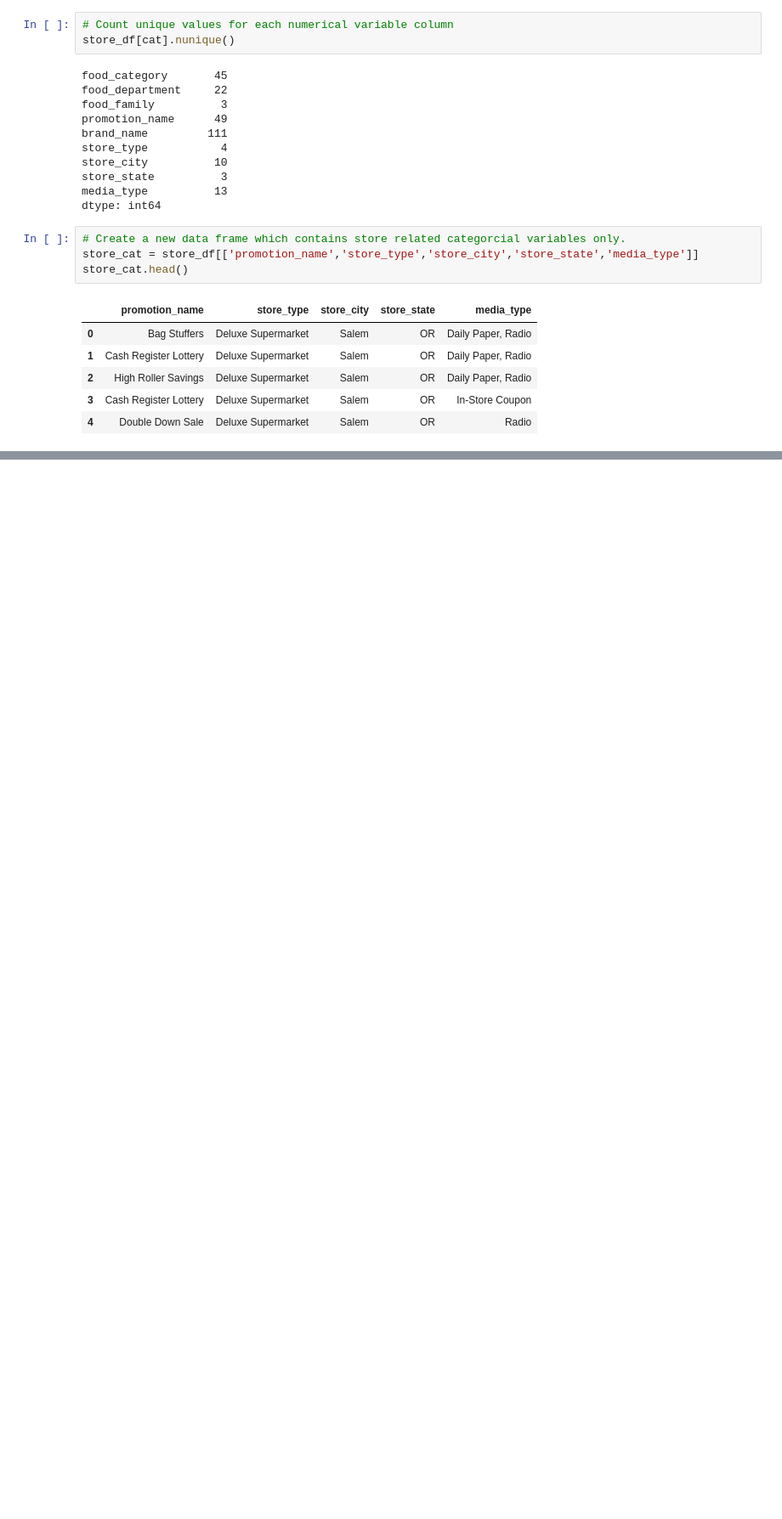
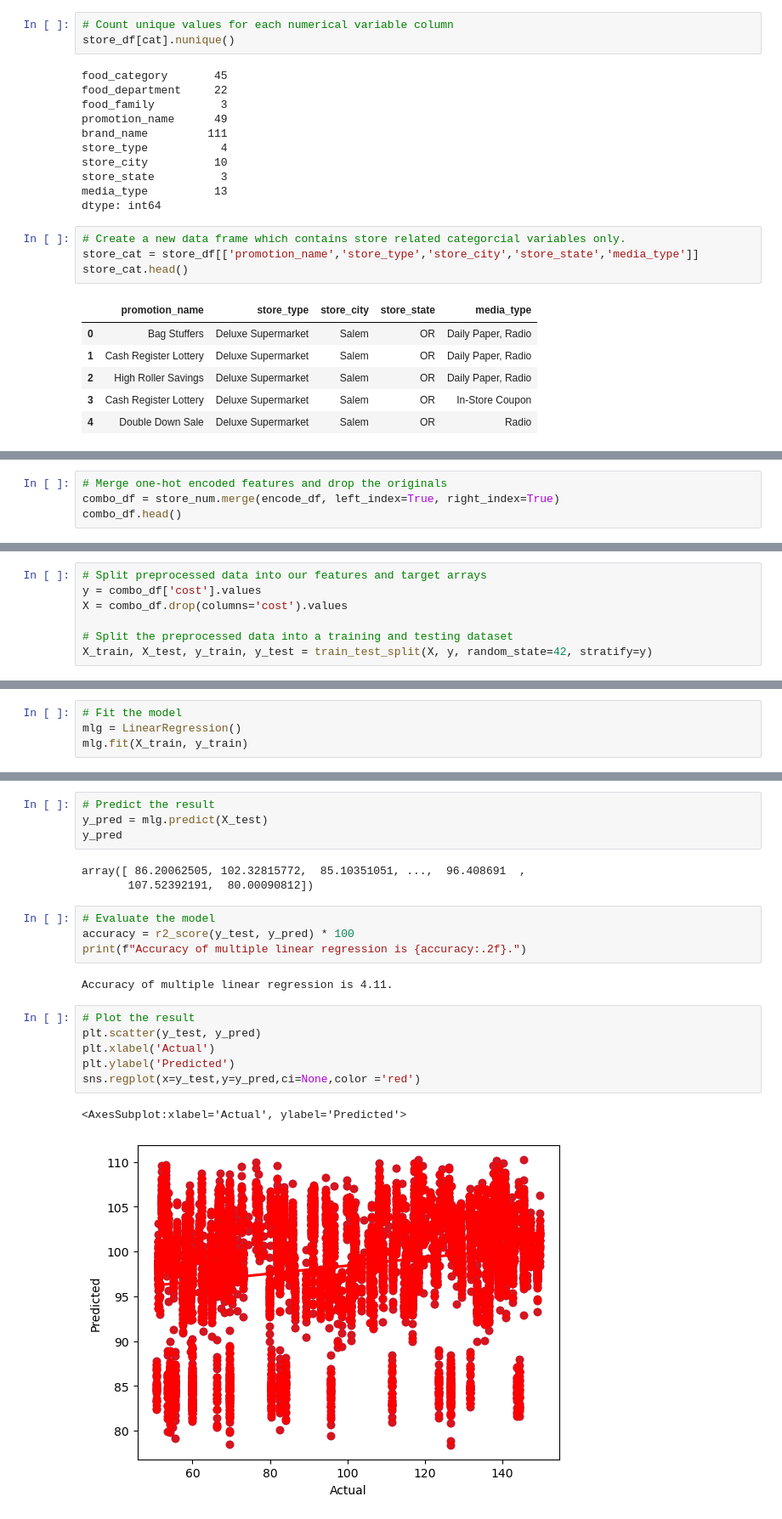
Before and after one commit to bpiffard/Capstone_Final_Group_Project, a Jupyter notebook: store_machine_learning.ipynb, the cells around one changed output, grey strips where cells are left out. Shown: that part at 85% size. Cells and saved outputs as stored; diff of their text form; blank space fills up the shorter version.

Commit message:
Update store_ml file

```diff
--- a/store_machine_learning.ipynb
+++ b/store_machine_learning.ipynb
@@ -199,0 +232,4 @@ enc = OneHotEncoder(sparse=False)
+# %%
+# Merge one-hot encoded features and drop the originals
+combo_df = store_num.merge(encode_df, left_index=True, right_index=True)
+combo_df.head()
@@ -199,0 +252,7 @@ enc = OneHotEncoder(sparse=False)
+# %%
+# Split preprocessed data into our features and target arrays
+y = combo_df['cost'].values
+X = combo_df.drop(columns='cost').values
+
+# Split the preprocessed data into a training and testing dataset
+X_train, X_test, y_train, y_test = train_test_split(X, y, random_state=42, stratify=y)
@@ -199,0 +270,4 @@ enc = OneHotEncoder(sparse=False)
+# %%
+# Fit the model
+mlg = LinearRegression()
+mlg.fit(X_train, y_train)
@@ -199,0 +276,22 @@ enc = OneHotEncoder(sparse=False)
+# %%
+# Predict the result
+y_pred = mlg.predict(X_test)
+y_pred
+# %% [output]
+array([ 86.20062505, 102.32815772,  85.10351051, ...,  96.408691  ,
+       107.52392191,  80.00090812])
+# %%
+# Evaluate the model
+accuracy = r2_score(y_test, y_pred) * 100
+print(f"Accuracy of multiple linear regression is {accuracy:.2f}.")
+# %% [output]
+Accuracy of multiple linear regression is 4.11.
+# %%
+# Plot the result
+plt.scatter(y_test, y_pred)
+plt.xlabel('Actual')
+plt.ylabel('Predicted')
+sns.regplot(x=y_test,y=y_pred,ci=None,color ='red')
+# %% [output]
+<AxesSubplot:xlabel='Actual', ylabel='Predicted'>
+[figure, added]
```
Also changed, not shown: parts of 11 cells of this notebook.
